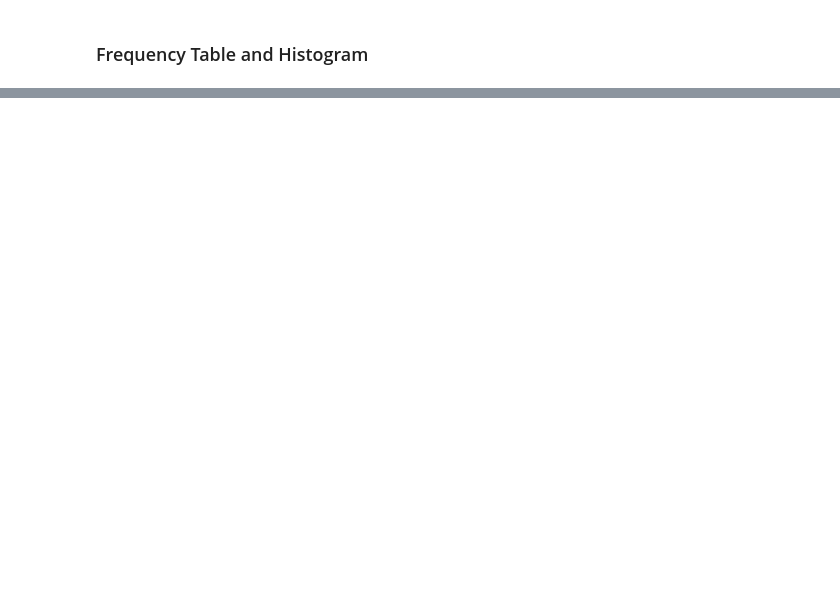
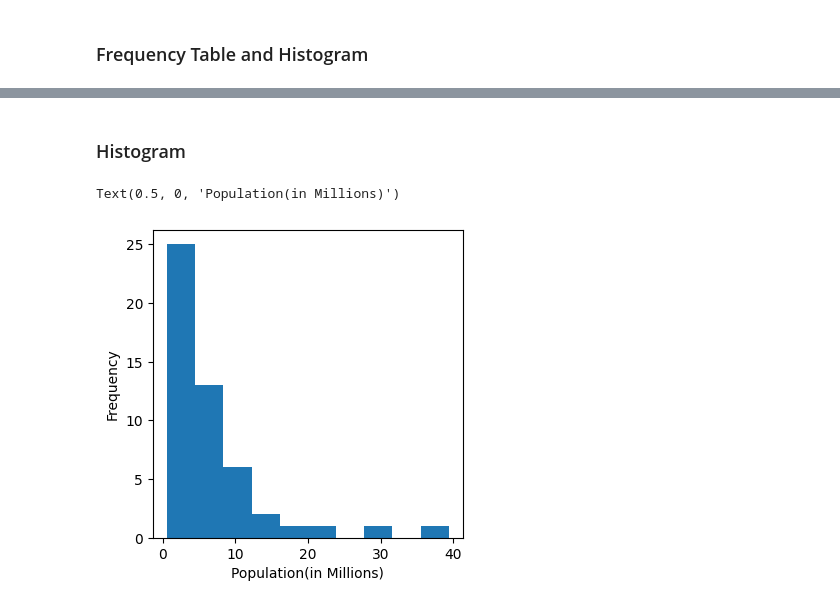
Before and after one commit to pb319/Stats-for-Data, a Jupyter notebook: Workbook.ipynb, the cells around one changed output, grey strips where cells are left out. Drawn from its saved outputs; the diff is of its cells as text; code cells hidden in the pictures; blank space fills up the shorter version.

```diff
--- a/Workbook.ipynb
+++ b/Workbook.ipynb
@@ -125,0 +181,9 @@ Name: count, dtype: int64
+# %% [markdown]
+### Histogram
+# %%
+# Pandas Method to plot Histogram
+ax =(state.Population/1_000_000).plot.hist(figsize=(4,4), bins= 10)
+ax.set_xlabel("Population(in Millions)")
+# %% [output]
+Text(0.5, 0, 'Population(in Millions)')
+[figure, added]
```
Also changed, not shown: parts of 24 cells of this notebook.
